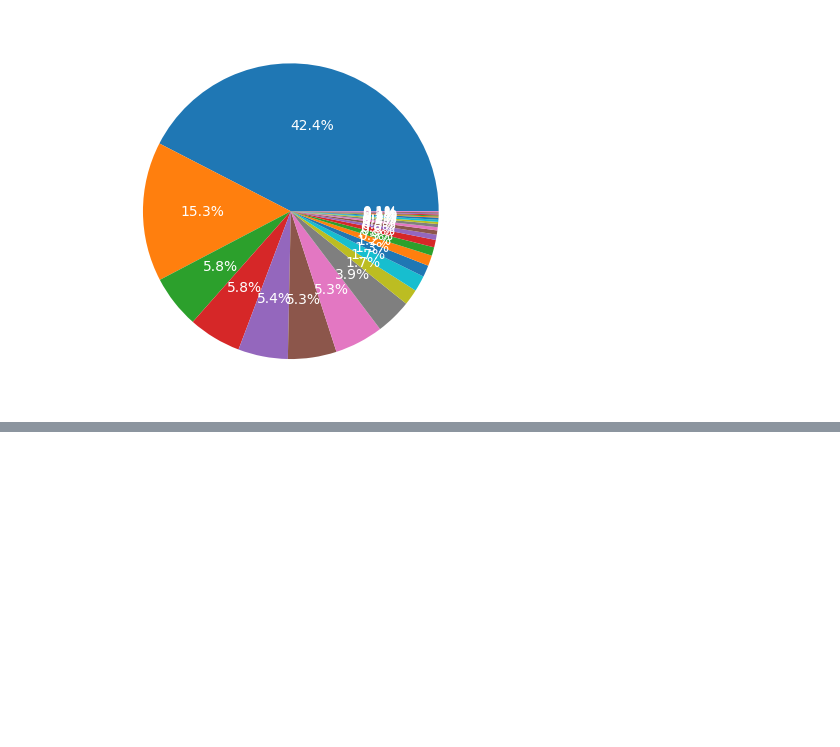
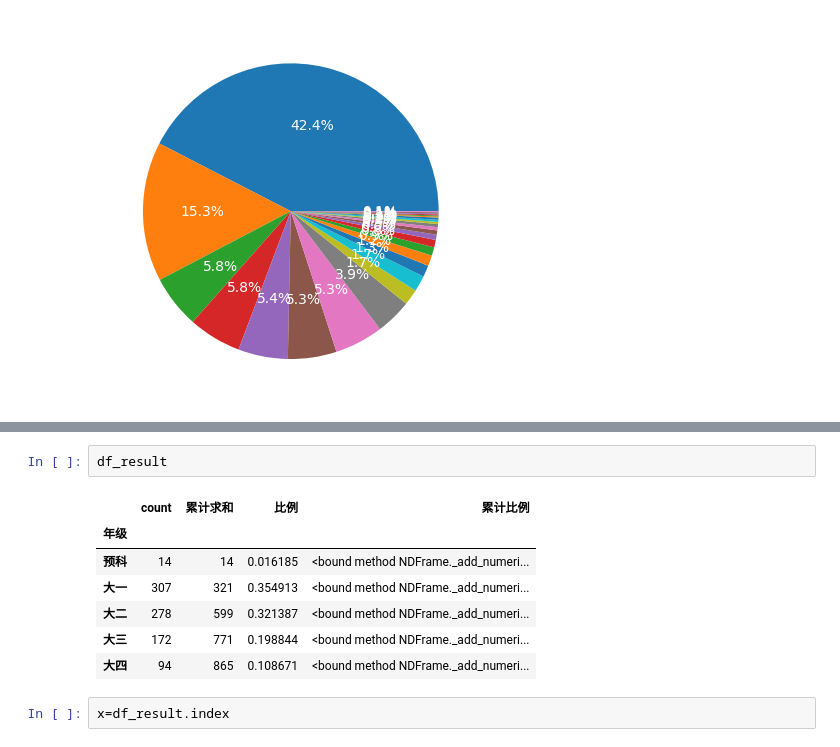
Before and after one commit to vcvgv/vcvgv, a Jupyter notebook: description.ipynb, the cells around one changed output, grey strips where cells are left out. Cells and saved outputs as stored; diff of their text form; blank space fills up the shorter version.

```diff
--- a/description.ipynb
+++ b/description.ipynb
@@ -38,0 +80,12 @@ plt.show()
+# %%
+df_result
+# %% [output]
+|  | count | 累计求和 | 比例 | 累计比例 |
+| 年级 |  |  |  |  |
+| 预科 | 14 | 14 | 0.016185 | <bound method NDFrame._add_numeri... |
+| 大一 | 307 | 321 | 0.354913 | <bound method NDFrame._add_numeri... |
+| 大二 | 278 | 599 | 0.321387 | <bound method NDFrame._add_numeri... |
+| 大三 | 172 | 771 | 0.198844 | <bound method NDFrame._add_numeri... |
+| 大四 | 94 | 865 | 0.108671 | <bound method NDFrame._add_numeri... |
+# %%
+x=df_result.index
```
Also changed, not shown: parts of 6 cells of this notebook, 1 other file.
